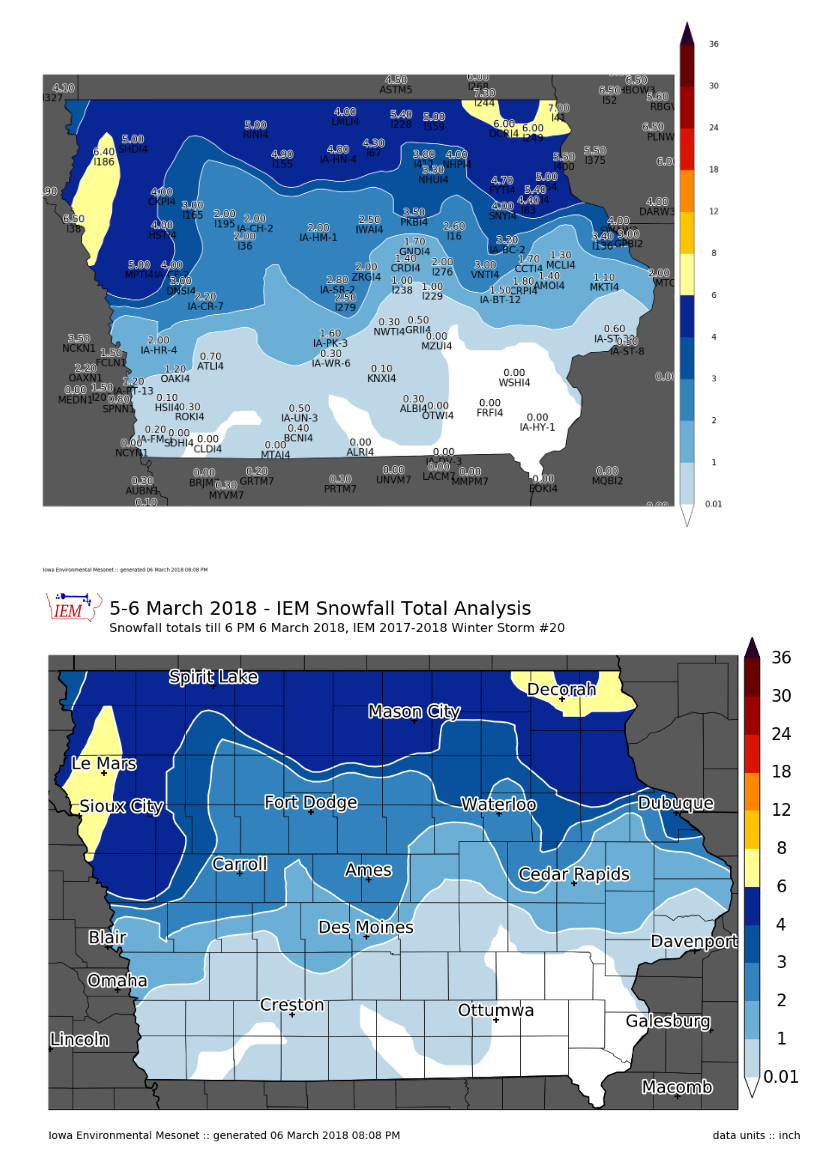
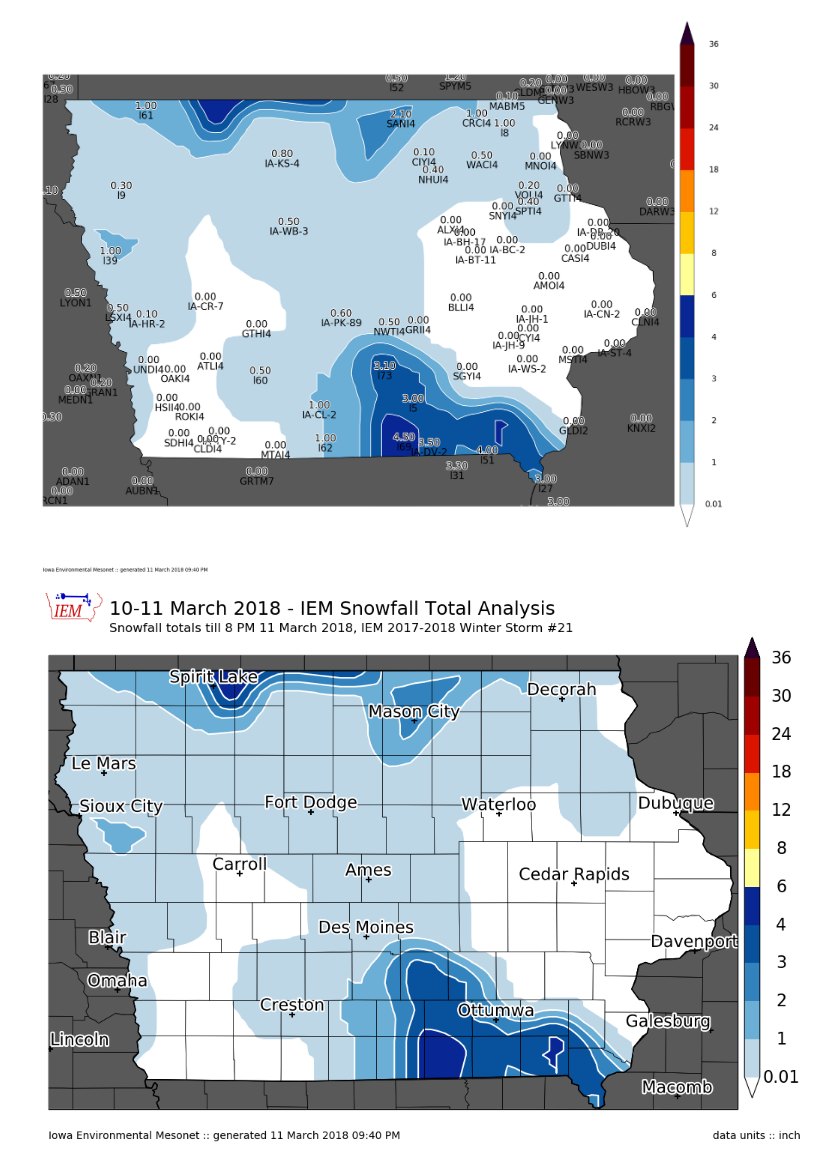
Before and after one commit to akrherz/DEV, a Jupyter notebook: coop/feature_snowfall_analysis.ipynb, the cells around one changed output. Saved outputs shown, nothing was run; the diff lists cells and outputs as text; code cells hidden in the pictures.

Commit message:
feature snowfall analysis

```diff
--- a/coop/feature_snowfall_analysis.ipynb
+++ b/coop/feature_snowfall_analysis.ipynb
@@ -1,7 +1,7 @@
 # %%
 ####################
 # vvvvvvvvvvvvvvvvvvvvvvvvv
-STORM_NUMBER = 20
+STORM_NUMBER = 21
 # ^^^^^^^^^^^^^^^^^^^^^^^^^
 ####################
 import datetime
@@ -65,8 +65,8 @@ def get_coop(dates):
     IEM.close()
     return data
 
-crows = get_coop( ['2018-03-06', '2018-03-07'] )
-sts = utc(2018, 3, 6, 0)
+crows = get_coop( ['2018-03-11', '2018-03-12'] )
+sts = utc(2018, 3, 11, 0)
 ets = utc(2018, 3, 28, 12, 0)
 lrows = get_lsrs(sts, ets)
 
@@ -110,15 +110,15 @@ if len(newrows) > 0:
     df = df.append(newrows)
 df.set_index('label', inplace=True)
 # %%
-cull = ['LSXI4', 'SXGI4', 'IA-CL-3', 'OSEI4', 'OSAI4', 'ALBM5', 'PERI4', 'l370',
-       'SIBI4', 'l371', 'l293', 'l357', 'l142']
+cull = ['OTWI4', 'BRCM5', 'l43', 'DAKI4', 'IA-SR-17', 'IA-DV-1', 'l34', 'IWAI4', 'SACI4',
+       'RKWI4', 'l13', 'IA-HM-1', 'UNVM7', 'IA-PK-3', 'DNNI4']
 if cull:
     df.at[cull, 'useme'] = False
 
-df.at['JAMI4', 'val'] = 1.8
-df.at['IA-PK-3', 'val'] = 1.6
-df.at['RINI4', 'val'] = 5.
-df.at['DCRI4', 'val'] = 6.
+#df.at['JAMI4', 'val'] = 1.8
+#df.at['IA-PK-3', 'val'] = 1.6
+#df.at['RINI4', 'val'] = 5.
+#df.at['DCRI4', 'val'] = 6.
 df2 = df[df.useme]
 
 
@@ -133,19 +133,19 @@ np.save("1718_%s.npy" % (STORM_NUMBER, ), vals)
 m.plot_values(df2['lon'], df2['lat'], df2['val'], '%.2f', labels=df2.index.values, textsize=20,
               labeltextsize=20, labelbuffer=0)
 # %% [output]
-[figure, old version]
+[figure, new version]
 # %%
 # now we are ready to plot!
 
 m = MapPlot(sector='iowa',
-            title='5-6 March 2018 - IEM Snowfall Total Analysis',
-            subtitle=("Snowfall totals till 6 PM 6 March 2018, "
+            title='10-11 March 2018 - IEM Snowfall Total Analysis',
+            subtitle=("Snowfall totals till 8 PM 11 March 2018, "
                       "IEM 2017-2018 Winter Storm #%s") % (STORM_NUMBER, ))
 m.contourf(df2.lon.values, df2.lat.values, df2.val.values, clevs, cmap=cmap,
           units='inch')
 #m.plot_values(np.array(df2.lon), np.array(df2.lat), np.array(df2.val), '%.2f')
 m.drawcounties()
 m.drawcities()
-m.postprocess(filename='180306.png')
+m.postprocess(filename='180311.png')
 # %% [output]
-[figure, old version]
+[figure, new version]
```
Also changed, not shown: 1 other file.
